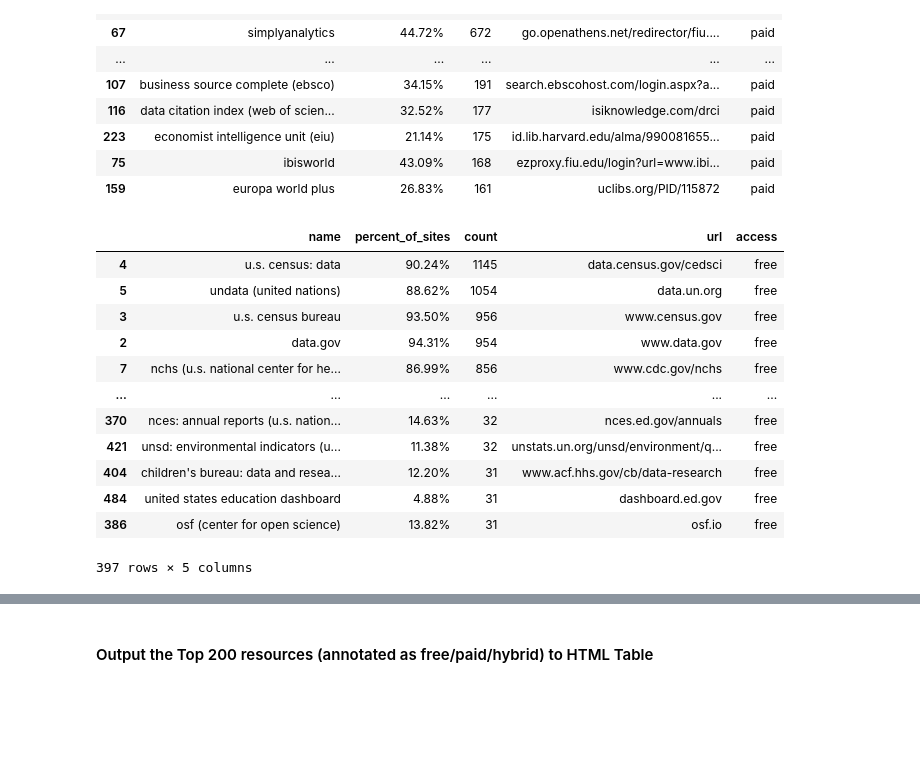
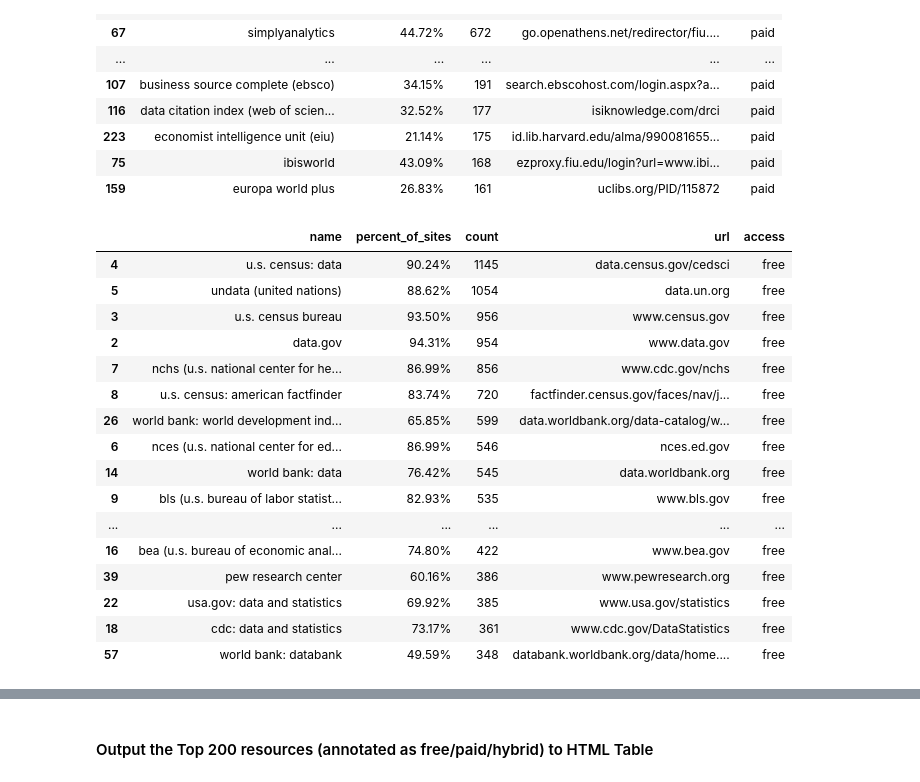
Before and after one commit to chennesy/lg_data, a Jupyter notebook: lg_data_pub.ipynb, the cells around one changed output, grey strips where cells are left out. Cells and saved outputs as stored; diff of their text form; code cells hidden in the pictures; blank space fills up the shorter version.

Commit message:
fixed table

```diff
--- a/lg_data_pub.ipynb
+++ b/lg_data_pub.ipynb
@@ -366,18 +394,22 @@ paid_df[0:20]
 | 75 | ibisworld | 43.09% | 168 | ezproxy.fiu.edu/login?url=www.ibi... | paid |
 | 159 | europa world plus | 26.83% | 161 | uclibs.org/PID/115872 | paid |
 # %%
-free_df
+free_df[0:20]
 # %% [output]
 |  | name | percent_of_sites | count | url | access |
 | 4 | u.s. census: data | 90.24% | 1145 | data.census.gov/cedsci | free |
 | 5 | undata (united nations) | 88.62% | 1054 | data.un.org | free |
 | 3 | u.s. census bureau | 93.50% | 956 | www.census.gov | free |
 | 2 | data.gov | 94.31% | 954 | www.data.gov | free |
 | 7 | nchs (u.s. national center for he... | 86.99% | 856 | www.cdc.gov/nchs | free |
+| 8 | u.s. census: american factfinder | 83.74% | 720 | factfinder.census.gov/faces/nav/j... | free |
+| 26 | world bank: world development ind... | 65.85% | 599 | data.worldbank.org/data-catalog/w... | free |
+| 6 | nces (u.s. national center for ed... | 86.99% | 546 | nces.ed.gov | free |
+| 14 | world bank: data | 76.42% | 545 | data.worldbank.org | free |
+| 9 | bls (u.s. bureau of labor statist... | 82.93% | 535 | www.bls.gov | free |
 | ... | ... | ... | ... | ... | ... |
-| 370 | nces: annual reports (u.s. nation... | 14.63% | 32 | nces.ed.gov/annuals | free |
-| 421 | unsd: environmental indicators (u... | 11.38% | 32 | unstats.un.org/unsd/environment/q... | free |
-| 404 | children's bureau: data and resea... | 12.20% | 31 | www.acf.hhs.gov/cb/data-research | free |
-| 484 | united states education dashboard | 4.88% | 31 | dashboard.ed.gov | free |
-| 386 | osf (center for open science) | 13.82% | 31 | osf.io | free |
+| 16 | bea (u.s. bureau of economic anal... | 74.80% | 422 | www.bea.gov | free |
+| 39 | pew research center | 60.16% | 386 | www.pewresearch.org | free |
+| 22 | usa.gov: data and statistics | 69.92% | 385 | www.usa.gov/statistics | free |
+| 18 | cdc: data and statistics | 73.17% | 361 | www.cdc.gov/DataStatistics | free |
+| 57 | world bank: databank | 49.59% | 348 | databank.worldbank.org/data/home.... | free |
-397 rows × 5 columns
```
Also changed, not shown: parts of 8 cells of this notebook.
